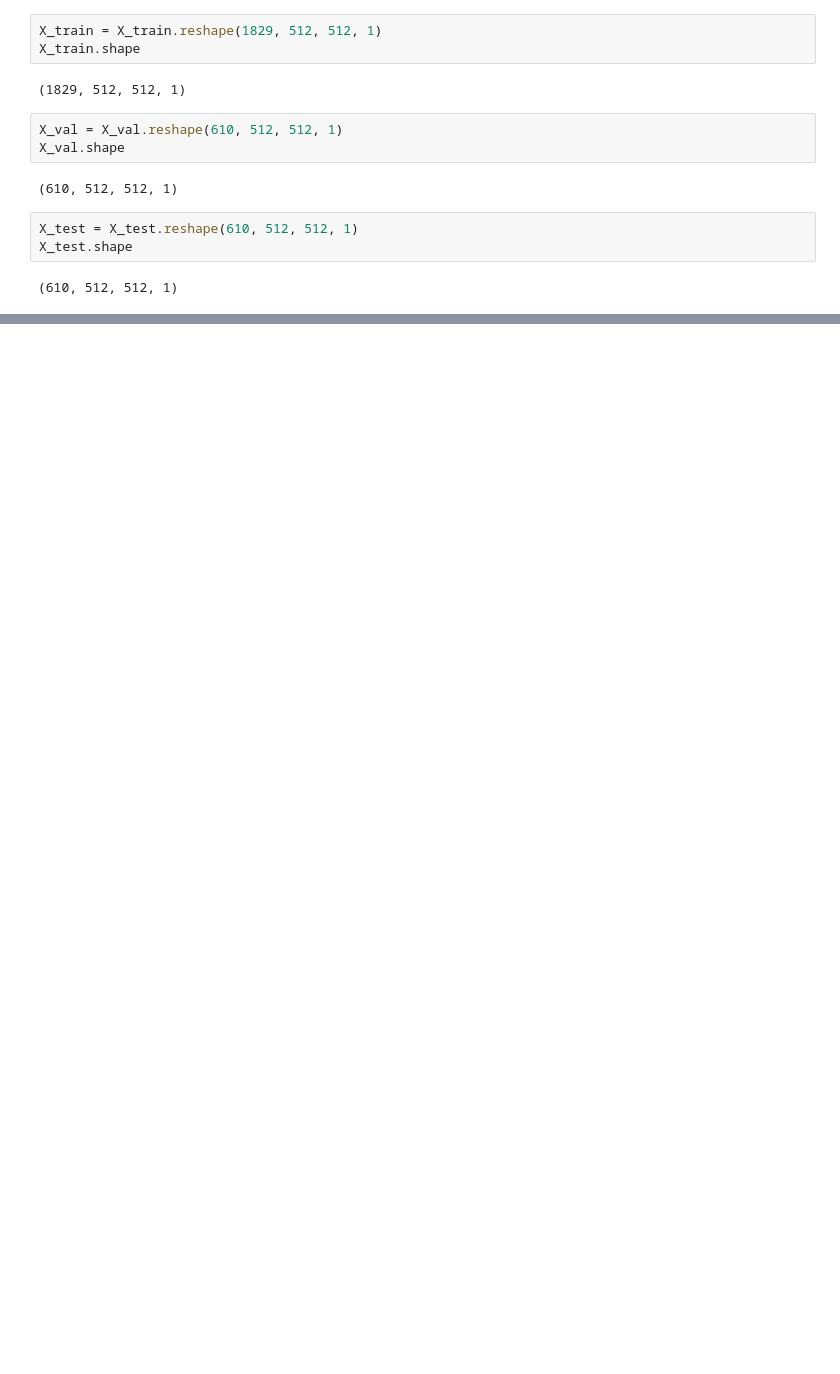
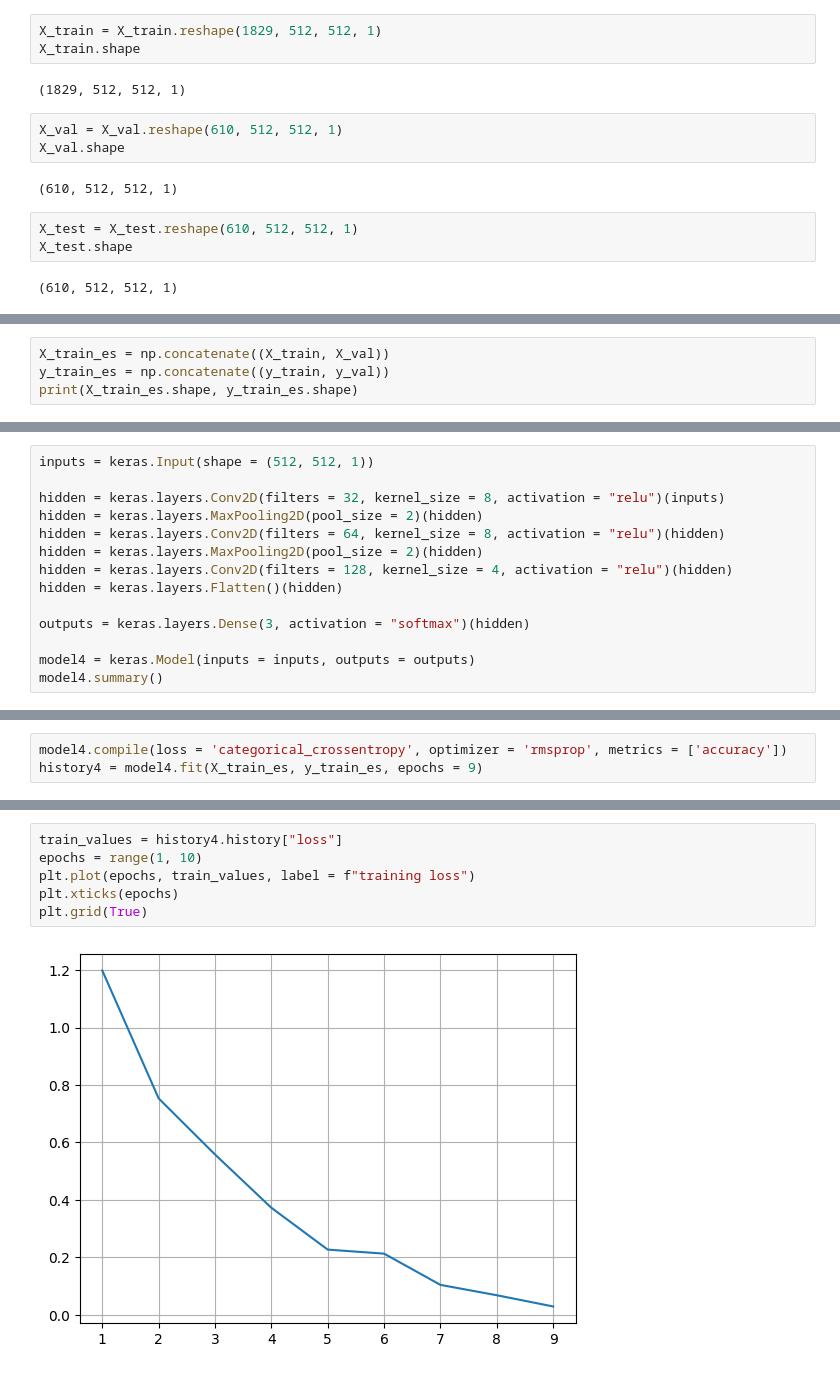
Before and after one commit to umbaranowska/PJATK_WUM_projekt, a Jupyter notebook: convolutional_networks.ipynb, the cells around one changed output, grey strips where cells are left out. Saved outputs shown, nothing was run; the diff lists cells and outputs as text; blank space fills up the shorter version.

Commit message:
finished models, missing final ppt

```diff
--- a/convolutional_networks.ipynb
+++ b/convolutional_networks.ipynb
@@ -255,0 +293,4 @@ Epoch 1/50
+# %%
+X_train_es = np.concatenate((X_train, X_val))
+y_train_es = np.concatenate((y_train, y_val))
+print(X_train_es.shape, y_train_es.shape)
@@ -255,0 +299,14 @@ Epoch 1/50
+# %%
+inputs = keras.Input(shape = (512, 512, 1))
+
+hidden = keras.layers.Conv2D(filters = 32, kernel_size = 8, activation = "relu")(inputs)
+hidden = keras.layers.MaxPooling2D(pool_size = 2)(hidden)
+hidden = keras.layers.Conv2D(filters = 64, kernel_size = 8, activation = "relu")(hidden)
+hidden = keras.layers.MaxPooling2D(pool_size = 2)(hidden)
+hidden = keras.layers.Conv2D(filters = 128, kernel_size = 4, activation = "relu")(hidden)
+hidden = keras.layers.Flatten()(hidden)
+
+outputs = keras.layers.Dense(3, activation = "softmax")(hidden)
+
+model4 = keras.Model(inputs = inputs, outputs = outputs)
+model4.summary()
@@ -255,0 +331,3 @@ Epoch 1/50
+# %%
+model4.compile(loss = 'categorical_crossentropy', optimizer = 'rmsprop', metrics = ['accuracy'])
+history4 = model4.fit(X_train_es, y_train_es, epochs = 9)
@@ -255,0 +353,8 @@ Epoch 1/50
+# %%
+train_values = history4.history["loss"]
+epochs = range(1, 10)
+plt.plot(epochs, train_values, label = f"training loss")
+plt.xticks(epochs)
+plt.grid(True)
+# %% [output]
+[figure, added]
```
Also changed, not shown: parts of 35 cells of this notebook, 2 other files.
